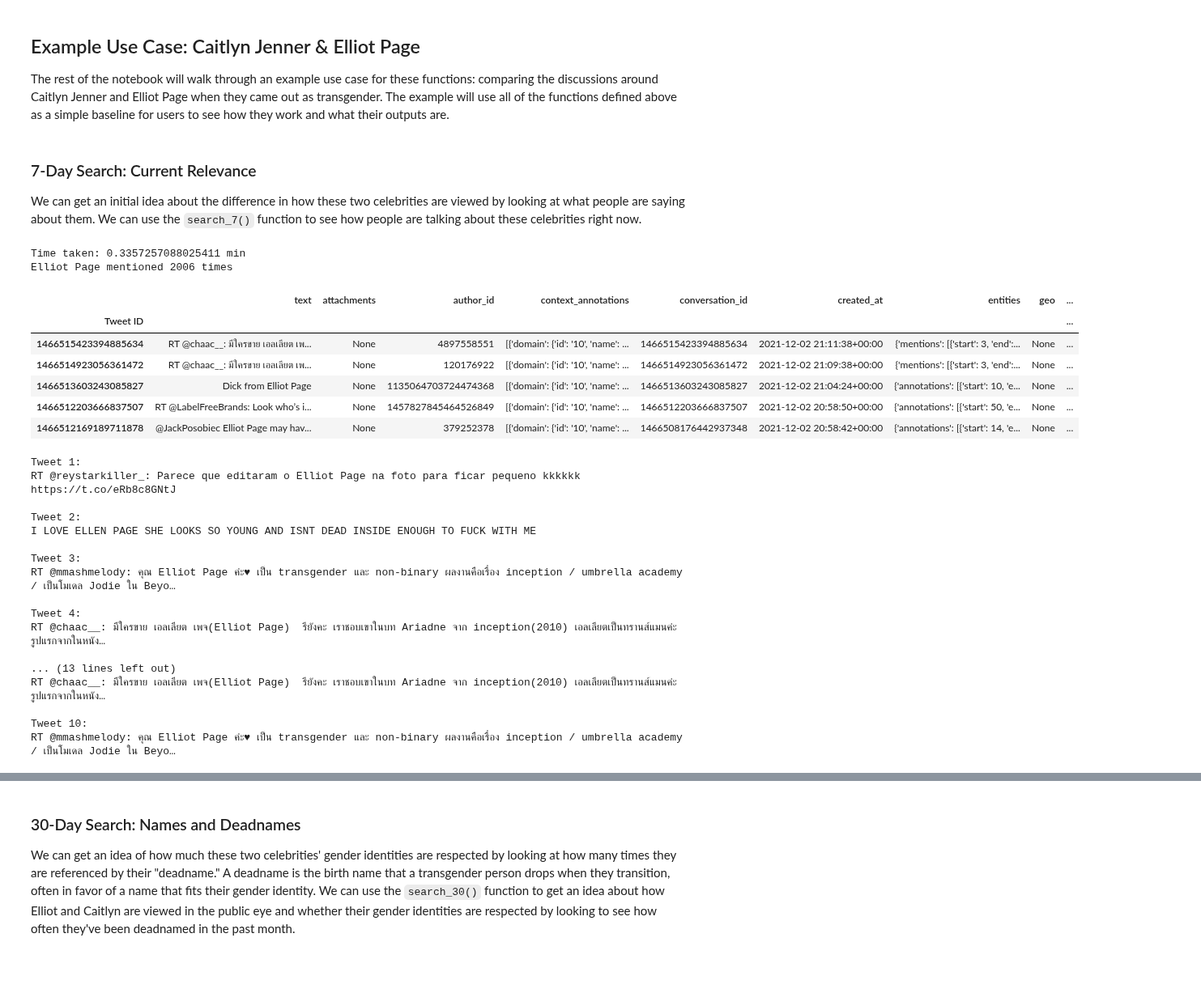
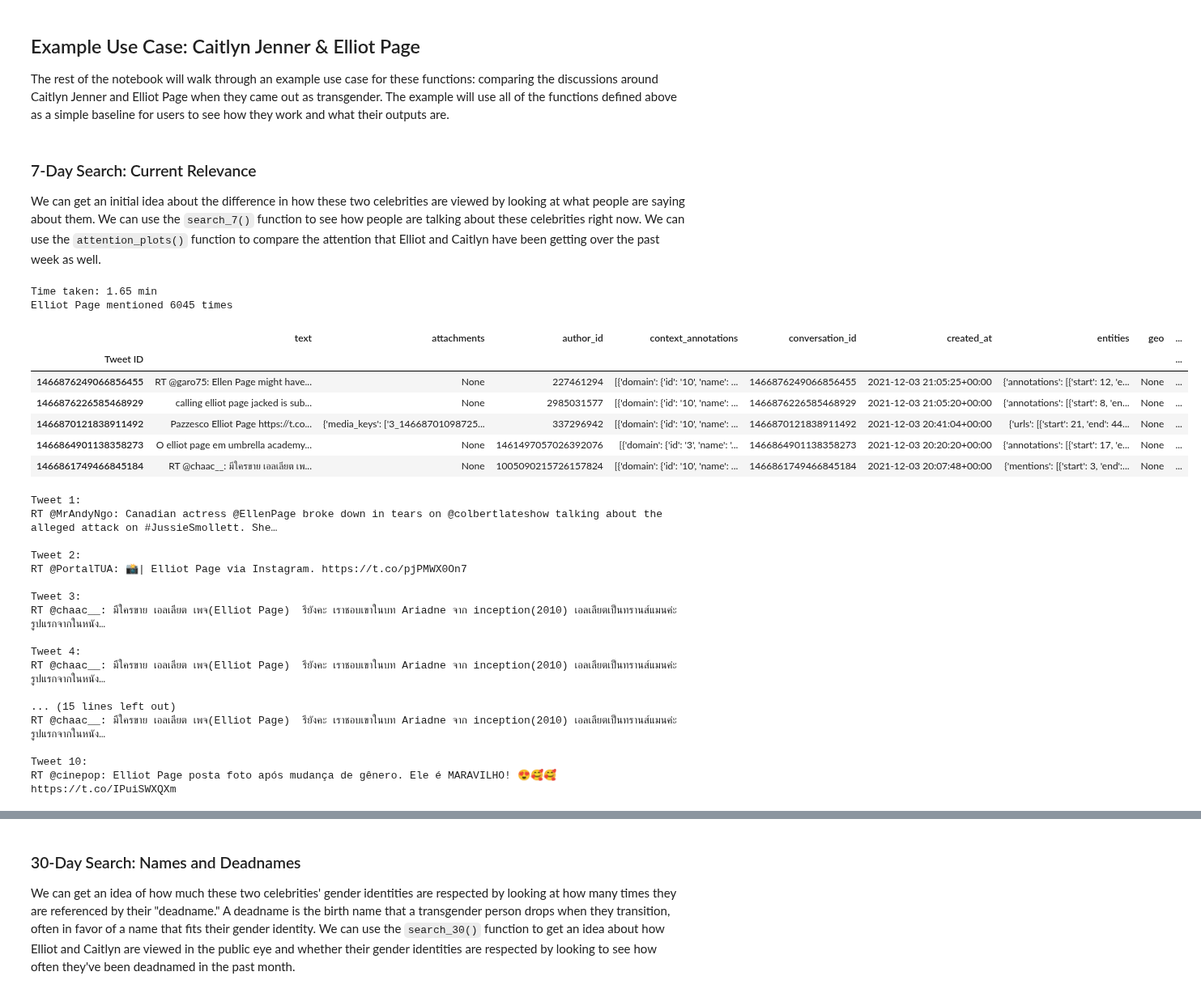
Before and after one commit to rethink-media/rethink-twitter, a Jupyter notebook: notebooks/ReThink Twitter API User Guide.ipynb, the cells around one changed output, grey strips where cells are left out. Shown at 81% size. Drawn from its saved outputs; the diff is of its cells as text; code cells hidden in the pictures; blank space fills up the shorter version.

```diff
--- a/notebooks/ReThink Twitter API User Guide.ipynb
+++ b/notebooks/ReThink Twitter API User Guide.ipynb
@@ -89,26 +89,26 @@ query2_label = "Caitlyn Jenner"
 # %% [markdown]
 ### 7-Day Search: Current Relevance
 
-We can get an initial idea about the difference in how these two celebrities are viewed by looking at what people are saying about them. We can use the `search_7()` function to see how people are talking about these celebrities right now.
+We can get an initial idea about the difference in how these two celebrities are viewed by looking at what people are saying about them. We can use the `search_7()` function to see how people are talking about these celebrities right now. We can use the `attention_plots()` function to compare the attention that Elliot and Caitlyn have been getting over the past week as well.
 # %%
 # running and timing the search_7 function for Elliot Page
 start = time.time()
-query1_7 = search_7(query1, max_results=2000, write_csv=True)
+query1_7 = search_7(query1, max_results=10000, write_csv=True)
 end = time.time()
 
-print(f"Time taken: {(end-start)/60} min")
+print(f"Time taken: {round((end-start)/60, 2)} min")
 print(f'{query1_label} mentioned {len(query1_7)} times')
 query1_7.head()
 # %% [output]
-Time taken: 0.3357257088025411 min
-Elliot Page mentioned 2006 times
+Time taken: 1.65 min
+Elliot Page mentioned 6045 times
 |  | text | attachments | author_id | context_annotations | conversation_id | created_at | entities | geo | ... |
 | Tweet ID |  |  |  |  |  |  |  |  | ... |
-| 1466515423394885634 | RT @chaac__: มีใครขาย เอลเลียต เพ... | None | 4897558551 | [{'domain': {'id': '10', 'name': ... | 1466515423394885634 | 2021-12-02 21:11:38+00:00 | {'mentions': [{'start': 3, 'end':... | None | ... |
-| 1466514923056361472 | RT @chaac__: มีใครขาย เอลเลียต เพ... | None | 120176922 | [{'domain': {'id': '10', 'name': ... | 1466514923056361472 | 2021-12-02 21:09:38+00:00 | {'mentions': [{'start': 3, 'end':... | None | ... |
-| 1466513603243085827 | Dick from Elliot Page | None | 1135064703724474368 | [{'domain': {'id': '10', 'name': ... | 1466513603243085827 | 2021-12-02 21:04:24+00:00 | {'annotations': [{'start': 10, 'e... | None | ... |
-| 1466512203666837507 | RT @LabelFreeBrands: Look who’s i... | None | 1457827845464526849 | [{'domain': {'id': '10', 'name': ... | 1466512203666837507 | 2021-12-02 20:58:50+00:00 | {'annotations': [{'start': 50, 'e... | None | ... |
-| 1466512169189711878 | @JackPosobiec Elliot Page may hav... | None | 379252378 | [{'domain': {'id': '10', 'name': ... | 1466508176442937348 | 2021-12-02 20:58:42+00:00 | {'annotations': [{'start': 14, 'e... | None | ... |
+| 1466876249066856455 | RT @garo75: Ellen Page might have... | None | 227461294 | [{'domain': {'id': '10', 'name': ... | 1466876249066856455 | 2021-12-03 21:05:25+00:00 | {'annotations': [{'start': 12, 'e... | None | ... |
+| 1466876226585468929 | calling elliot page jacked is sub... | None | 2985031577 | [{'domain': {'id': '10', 'name': ... | 1466876226585468929 | 2021-12-03 21:05:20+00:00 | {'annotations': [{'start': 8, 'en... | None | ... |
+| 1466870121838911492 | Pazzesco Elliot Page https://t.co... | {'media_keys': ['3_14668701098725... | 337296942 | [{'domain': {'id': '10', 'name': ... | 1466870121838911492 | 2021-12-03 20:41:04+00:00 | {'urls': [{'start': 21, 'end': 44... | None | ... |
+| 1466864901138358273 | O elliot page em umbrella academy... | None | 1461497057026392076 | [{'domain': {'id': '3', 'name': '... | 1466864901138358273 | 2021-12-03 20:20:20+00:00 | {'annotations': [{'start': 17, 'e... | None | ... |
+| 1466861749466845184 | RT @chaac__: มีใครขาย เอลเลียต เพ... | None | 1005090215726157824 | [{'domain': {'id': '10', 'name': ... | 1466861749466845184 | 2021-12-03 20:07:48+00:00 | {'mentions': [{'start': 3, 'end':... | None | ... |
 # %%
 # showing samples of tweets within DataFrame
 query1_sample = query1_7.sample(n=10)
@@ -119,22 +119,22 @@ for tweet in query1_sample.text:
     num_tweets += 1
 # %% [output]
 Tweet 1:
-RT @reystarkiller_: Parece que editaram o Elliot Page na foto para ficar pequeno kkkkkk https://t.co/eRb8c8GNtJ
+RT @MrAndyNgo: Canadian actress @EllenPage broke down in tears on @colbertlateshow talking about the alleged attack on #JussieSmollett. She…
 
 Tweet 2:
-I LOVE ELLEN PAGE SHE LOOKS SO YOUNG AND ISNT DEAD INSIDE ENOUGH TO FUCK WITH ME
+RT @PortalTUA: 📸| Elliot Page via Instagram. https://t.co/pjPMWX0On7
 
 Tweet 3:
-RT @mmashmelody: คุณ Elliot Page ค่ะ♥ เป็น transgender และ non-binary ผลงานคือเรื่อง inception / umbrella academy / เป็นโมเดล Jodie ใน Beyo…
+RT @chaac__: มีใครขาย เอลเลียต เพจ(Elliot Page)  รึยังคะ เราชอบเขาในบท Ariadne จาก inception(2010) เอลเลียตเป็นทรานส์แมนค่ะ รูปแรกจากในหนัง…
 
 Tweet 4:
 RT @chaac__: มีใครขาย เอลเลียต เพจ(Elliot Page)  รึยังคะ เราชอบเขาในบท Ariadne จาก inception(2010) เอลเลียตเป็นทรานส์แมนค่ะ รูปแรกจากในหนัง…
 
-... (13 lines left out)
+... (15 lines left out)
 RT @chaac__: มีใครขาย เอลเลียต เพจ(Elliot Page)  รึยังคะ เราชอบเขาในบท Ariadne จาก inception(2010) เอลเลียตเป็นทรานส์แมนค่ะ รูปแรกจากในหนัง…
 
 Tweet 10:
-RT @mmashmelody: คุณ Elliot Page ค่ะ♥ เป็น transgender และ non-binary ผลงานคือเรื่อง inception / umbrella academy / เป็นโมเดล Jodie ใน Beyo…
+RT @cinepop: Elliot Page posta foto após mudança de gênero. Ele é MARAVILHO! 😍🥰🥰 https://t.co/IPuiSWXQXm
 # %%
 # running and timing the search_7 function for Caitlyn Jenner
 start = time.time()
```
Also changed, not shown: parts of 14 cells of this notebook, 6 other files.
